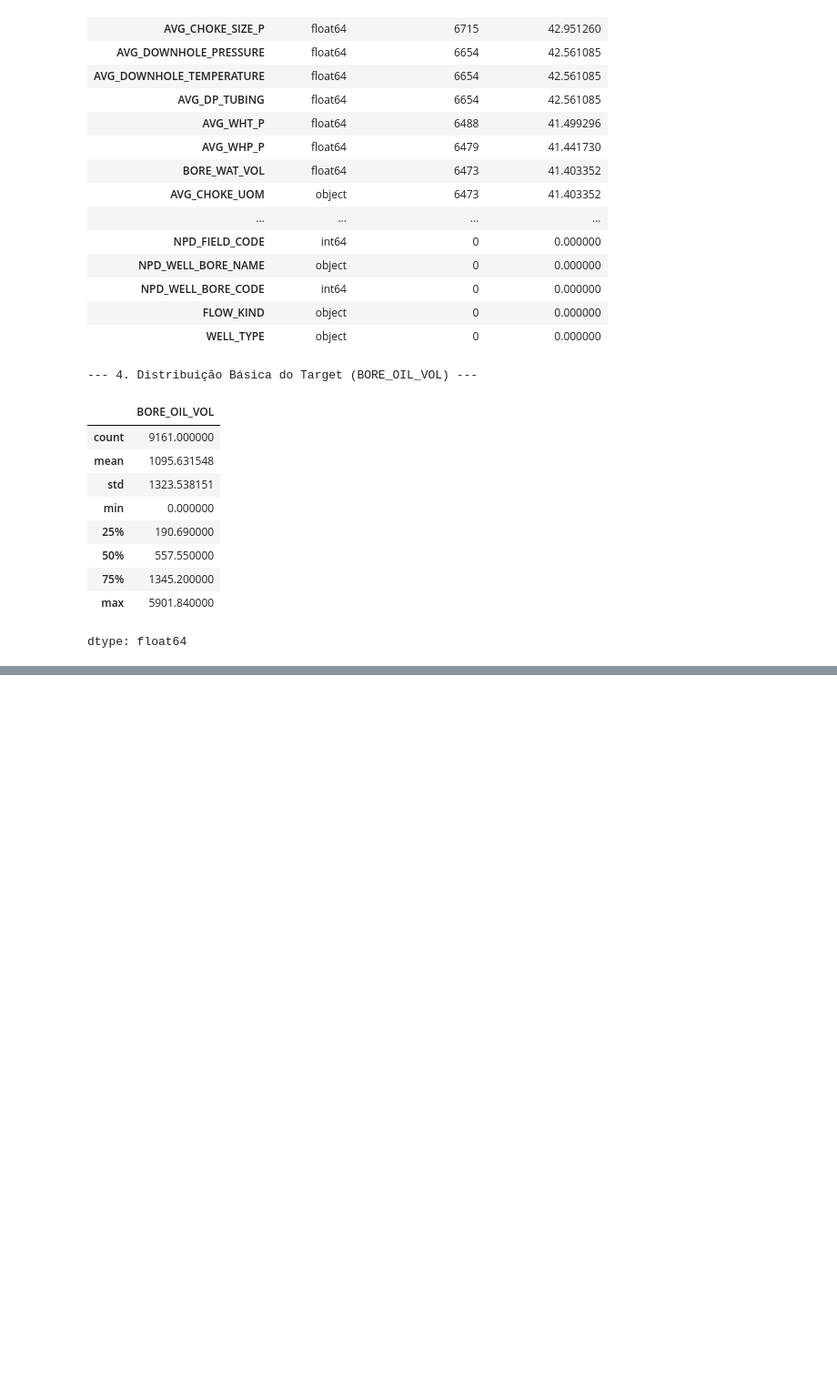
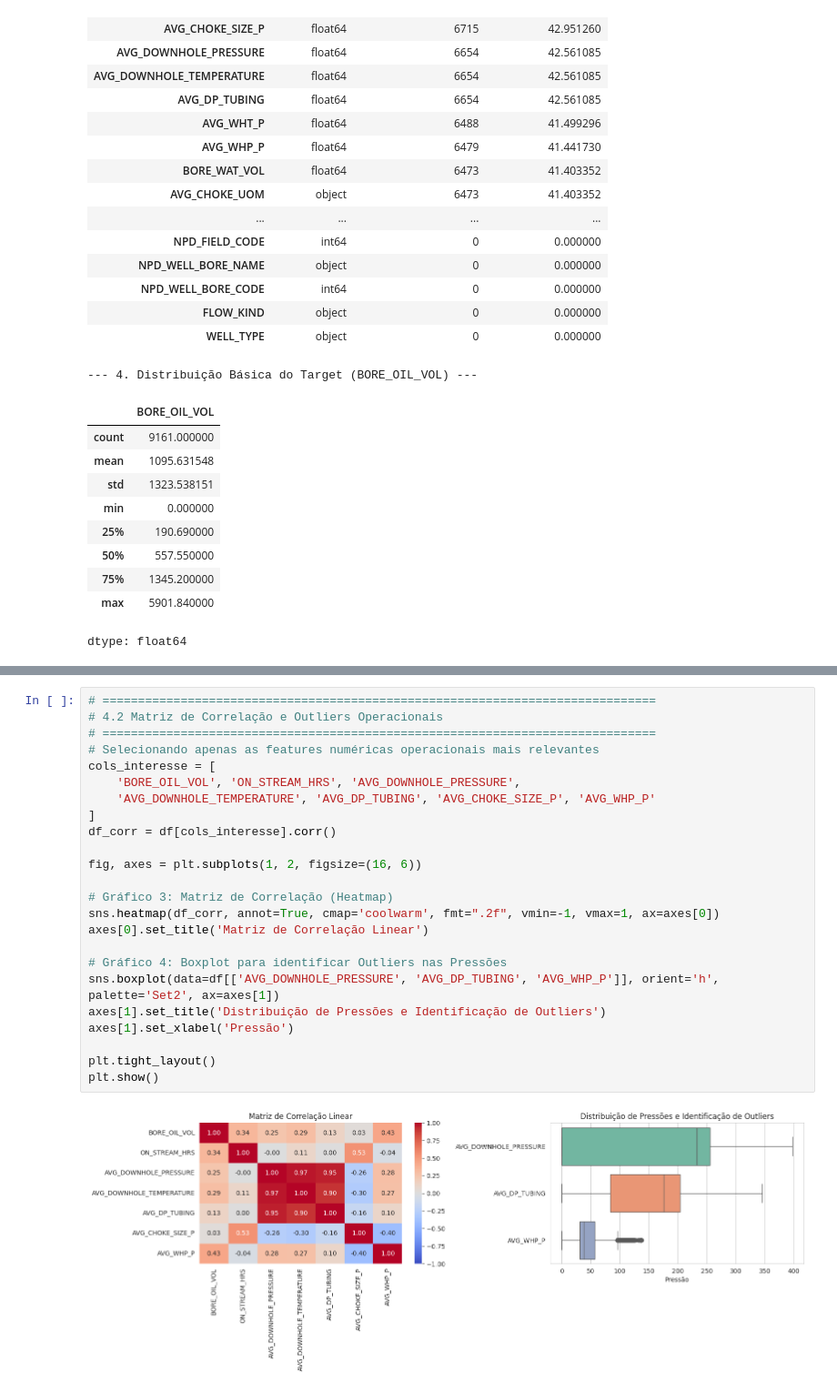
Before and after one commit to andersonportella-collab/MVP_ML_PUCRio, a Jupyter notebook: MVP_ML_Analytics_2026_Anderson G Portella.ipynb, the cells around one changed output, grey strips where cells are left out. Shown at 91% size. Drawn from its saved outputs; the diff is of its cells as text; blank space fills up the shorter version.

```diff
--- a/MVP_ML_Analytics_2026_Anderson G Portella.ipynb
+++ b/MVP_ML_Analytics_2026_Anderson G Portella.ipynb
@@ -498,0 +426,26 @@ Features: ['idade_cliente', 'renda_mensal', 'tempo_relacionamento_meses', 'canal
+# %%
+# ==============================================================================
+# 4.2 Matriz de Correlação e Outliers Operacionais
+# ==============================================================================
+# Selecionando apenas as features numéricas operacionais mais relevantes
+cols_interesse = [
+    'BORE_OIL_VOL', 'ON_STREAM_HRS', 'AVG_DOWNHOLE_PRESSURE',
+    'AVG_DOWNHOLE_TEMPERATURE', 'AVG_DP_TUBING', 'AVG_CHOKE_SIZE_P', 'AVG_WHP_P'
+]
+df_corr = df[cols_interesse].corr()
+
+fig, axes = plt.subplots(1, 2, figsize=(16, 6))
+
+# Gráfico 3: Matriz de Correlação (Heatmap)
+sns.heatmap(df_corr, annot=True, cmap='coolwarm', fmt=".2f", vmin=-1, vmax=1, ax=axes[0])
+axes[0].set_title('Matriz de Correlação Linear')
+
+# Gráfico 4: Boxplot para identificar Outliers nas Pressões
+sns.boxplot(data=df[['AVG_DOWNHOLE_PRESSURE', 'AVG_DP_TUBING', 'AVG_WHP_P']], orient='h', palette='Set2', ax=axes[1])
+axes[1].set_title('Distribuição de Pressões e Identificação de Outliers')
+axes[1].set_xlabel('Pressão')
+
+plt.tight_layout()
+plt.show()
+# %% [output]
+[figure, added]
```
Also changed, not shown: parts of 64 cells of this notebook.
